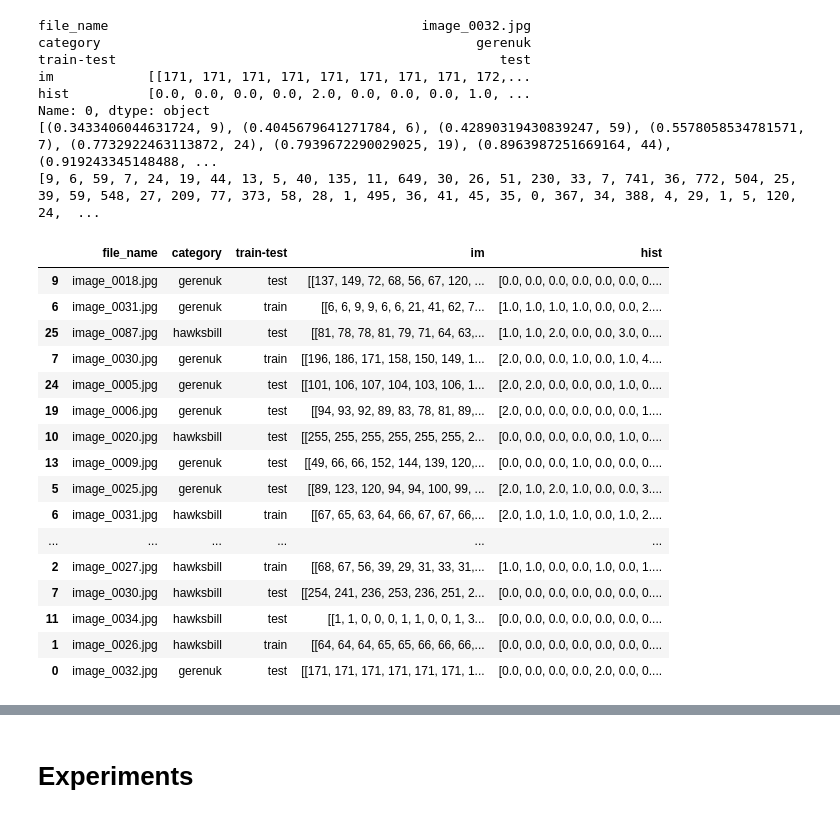
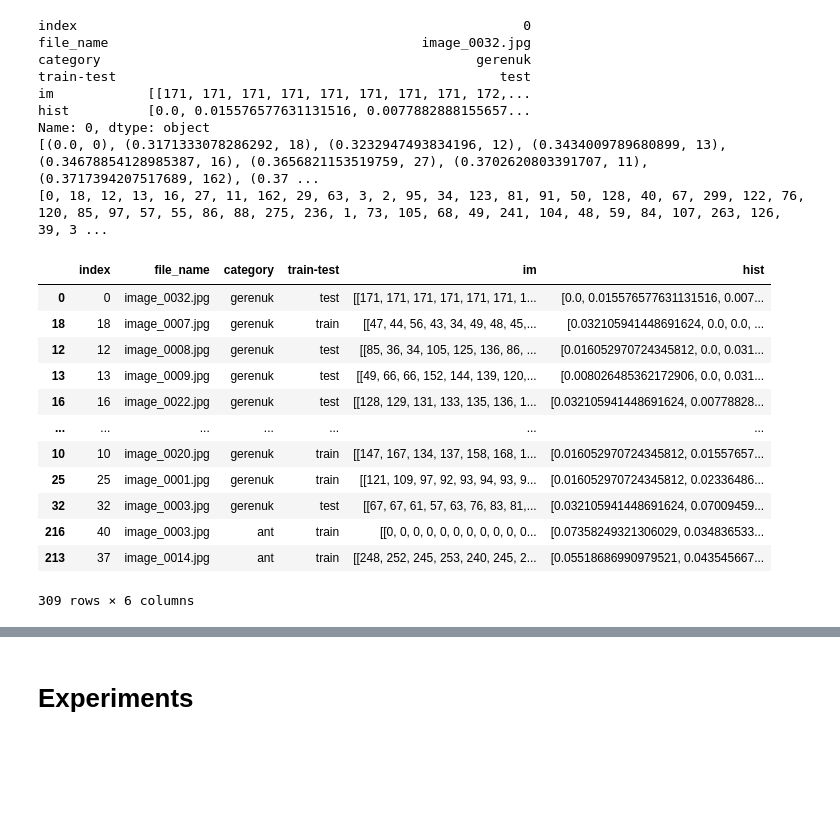
Before and after one commit to Cyrkryta/vision-image-processing, a Jupyter notebook: assignment-4/assignment4.ipynb, the cells around one changed output, grey strips where cells are left out. Cells and saved outputs as stored; diff of their text form; code cells hidden in the pictures; blank space fills up the shorter version.

```diff
--- a/assignment-4/assignment4.ipynb
+++ b/assignment-4/assignment4.ipynb
@@ -203,7 +133,7 @@ for category_dir in category_dir_list:
 # %%
 df_list = [pd.DataFrame(table) for table in category_tables]
 merged_tables = pd.concat(df_list)
-merged_tables[:40]
+merged_tables = merged_tables.reset_index()
 
-# tb = pd.DataFrame(category_tables[1])
+#tb = pd.DataFrame(category_tables[1])
 # tb
@@ -231,8 +143,8 @@ def common_words(hist1, hist2):
     return -np.sum(min)
 
 def euclidian(hist1, hist2):
-    hist1 = hist1 / np.linalg.norm(hist1)
-    hist2 = hist2 / np.linalg.norm(hist2)
+    # hist1 = hist1 / np.linalg.norm(hist1)
+    # hist2 = hist2 / np.linalg.norm(hist2)
 
     return np.linalg.norm(hist1 - hist2)
 
@@ -241,52 +153,49 @@ def bhattacharyya(hist1, hist2):
     hist2 = hist2 / np.linalg.norm(hist2)
 
     return np.sum((hist1*hist2)**.5)
 
 def retrieve(df,  measure, retrieve=0):
     retrieval_img = df.iloc[retrieve]
     print(retrieval_img)
 
     distances = []
     for index, row in df.iterrows():
         dist = measure(retrieval_img.loc["hist"], row.loc["hist"])
         distances.append((dist, index))
 
     distances = sorted(distances, key = lambda x:x[0])
     print(distances)
 
     indexes = [dist[1] for dist in distances]
     print(indexes)
 
     #return merged_tables.iloc[indexes]
     return merged_tables.iloc[indexes]
 
 
 #results = retrieve(merged_tables, measure=euclidian, retrieve=0)
-results = retrieve(merged_tables, measure=bhattacharyya, retrieve=0)
-results.iloc[:40]
+results = retrieve(merged_tables, measure=euclidian, retrieve=0)
+results
 # %% [output]
+index                                                         0
 file_name                                        image_0032.jpg
 category                                                gerenuk
 train-test                                                 test
 im            [[171, 171, 171, 171, 171, 171, 171, 171, 172,...
-hist          [0.0, 0.0, 0.0, 0.0, 2.0, 0.0, 0.0, 0.0, 1.0, ...
+hist          [0.0, 0.015576577631131516, 0.0077882888155657...
 Name: 0, dtype: object
-[(0.3433406044631724, 9), (0.4045679641271784, 6), (0.42890319430839247, 59), (0.5578058534781571, 7), (0.7732922463113872, 24), (0.7939672290029025, 19), (0.8963987251669164, 44), (0.919243345148488, ...
-[9, 6, 59, 7, 24, 19, 44, 13, 5, 40, 135, 11, 649, 30, 26, 51, 230, 33, 7, 741, 36, 772, 504, 25, 39, 59, 548, 27, 209, 77, 373, 58, 28, 1, 495, 36, 41, 45, 35, 0, 367, 34, 388, 4, 29, 1, 5, 120, 24,  ...
+[(0.0, 0), (0.3171333078286292, 18), (0.3232947493834196, 12), (0.3434009789680899, 13), (0.34678854128985387, 16), (0.3656821153519759, 27), (0.3702620803391707, 11), (0.3717394207517689, 162), (0.37 ...
+[0, 18, 12, 13, 16, 27, 11, 162, 29, 63, 3, 2, 95, 34, 123, 81, 91, 50, 128, 40, 67, 299, 122, 76, 120, 85, 97, 57, 55, 86, 88, 275, 236, 1, 73, 105, 68, 49, 241, 104, 48, 59, 84, 107, 263, 126, 39, 3 ...
-|  | file_name | category | train-test | im | hist |
-| 9 | image_0018.jpg | gerenuk | test | [[137, 149, 72, 68, 56, 67, 120, ... | [0.0, 0.0, 0.0, 0.0, 0.0, 0.0, 0.... |
-| 6 | image_0031.jpg | gerenuk | train | [[6, 6, 9, 9, 6, 6, 21, 41, 62, 7... | [1.0, 1.0, 1.0, 1.0, 0.0, 0.0, 2.... |
-| 25 | image_0087.jpg | hawksbill | test | [[81, 78, 78, 81, 79, 71, 64, 63,... | [1.0, 1.0, 2.0, 0.0, 0.0, 3.0, 0.... |
-| 7 | image_0030.jpg | gerenuk | train | [[196, 186, 171, 158, 150, 149, 1... | [2.0, 0.0, 0.0, 1.0, 0.0, 1.0, 4.... |
-| 24 | image_0005.jpg | gerenuk | test | [[101, 106, 107, 104, 103, 106, 1... | [2.0, 2.0, 0.0, 0.0, 0.0, 1.0, 0.... |
-| 19 | image_0006.jpg | gerenuk | test | [[94, 93, 92, 89, 83, 78, 81, 89,... | [2.0, 0.0, 0.0, 0.0, 0.0, 0.0, 1.... |
-| 10 | image_0020.jpg | hawksbill | test | [[255, 255, 255, 255, 255, 255, 2... | [0.0, 0.0, 0.0, 0.0, 0.0, 1.0, 0.... |
-| 13 | image_0009.jpg | gerenuk | test | [[49, 66, 66, 152, 144, 139, 120,... | [0.0, 0.0, 0.0, 1.0, 0.0, 0.0, 0.... |
-| 5 | image_0025.jpg | gerenuk | test | [[89, 123, 120, 94, 94, 100, 99, ... | [2.0, 1.0, 2.0, 1.0, 0.0, 0.0, 3.... |
-| 6 | image_0031.jpg | hawksbill | train | [[67, 65, 63, 64, 66, 67, 67, 66,... | [2.0, 1.0, 1.0, 1.0, 0.0, 1.0, 2.... |
-| ... | ... | ... | ... | ... | ... |
-| 2 | image_0027.jpg | hawksbill | train | [[68, 67, 56, 39, 29, 31, 33, 31,... | [1.0, 1.0, 0.0, 0.0, 1.0, 0.0, 1.... |
-| 7 | image_0030.jpg | hawksbill | test | [[254, 241, 236, 253, 236, 251, 2... | [0.0, 0.0, 0.0, 0.0, 0.0, 0.0, 0.... |
-| 11 | image_0034.jpg | hawksbill | test | [[1, 1, 0, 0, 0, 1, 1, 0, 0, 1, 3... | [0.0, 0.0, 0.0, 0.0, 0.0, 0.0, 0.... |
-| 1 | image_0026.jpg | hawksbill | train | [[64, 64, 64, 65, 65, 66, 66, 66,... | [0.0, 0.0, 0.0, 0.0, 0.0, 0.0, 0.... |
-| 0 | image_0032.jpg | gerenuk | test | [[171, 171, 171, 171, 171, 171, 1... | [0.0, 0.0, 0.0, 0.0, 2.0, 0.0, 0.... |
+|  | index | file_name | category | train-test | im | hist |
+| 0 | 0 | image_0032.jpg | gerenuk | test | [[171, 171, 171, 171, 171, 171, 1... | [0.0, 0.015576577631131516, 0.007... |
+| 18 | 18 | image_0007.jpg | gerenuk | train | [[47, 44, 56, 43, 34, 49, 48, 45,... | [0.032105941448691624, 0.0, 0.0, ... |
+| 12 | 12 | image_0008.jpg | gerenuk | test | [[85, 36, 34, 105, 125, 136, 86, ... | [0.016052970724345812, 0.0, 0.031... |
+| 13 | 13 | image_0009.jpg | gerenuk | test | [[49, 66, 66, 152, 144, 139, 120,... | [0.008026485362172906, 0.0, 0.031... |
+| 16 | 16 | image_0022.jpg | gerenuk | test | [[128, 129, 131, 133, 135, 136, 1... | [0.032105941448691624, 0.00778828... |
+| ... | ... | ... | ... | ... | ... | ... |
+| 10 | 10 | image_0020.jpg | gerenuk | train | [[147, 167, 134, 137, 158, 168, 1... | [0.016052970724345812, 0.01557657... |
+| 25 | 25 | image_0001.jpg | gerenuk | train | [[121, 109, 97, 92, 93, 94, 93, 9... | [0.016052970724345812, 0.02336486... |
+| 32 | 32 | image_0003.jpg | gerenuk | test | [[67, 67, 61, 57, 63, 76, 83, 81,... | [0.032105941448691624, 0.07009459... |
+| 216 | 40 | image_0003.jpg | ant | train | [[0, 0, 0, 0, 0, 0, 0, 0, 0, 0, 0... | [0.07358249321306029, 0.034836533... |
+| 213 | 37 | image_0014.jpg | ant | train | [[248, 252, 245, 253, 240, 245, 2... | [0.05518686990979521, 0.043545667... |
+309 rows × 6 columns
```
Also changed, not shown: parts of 8 cells of this notebook.
